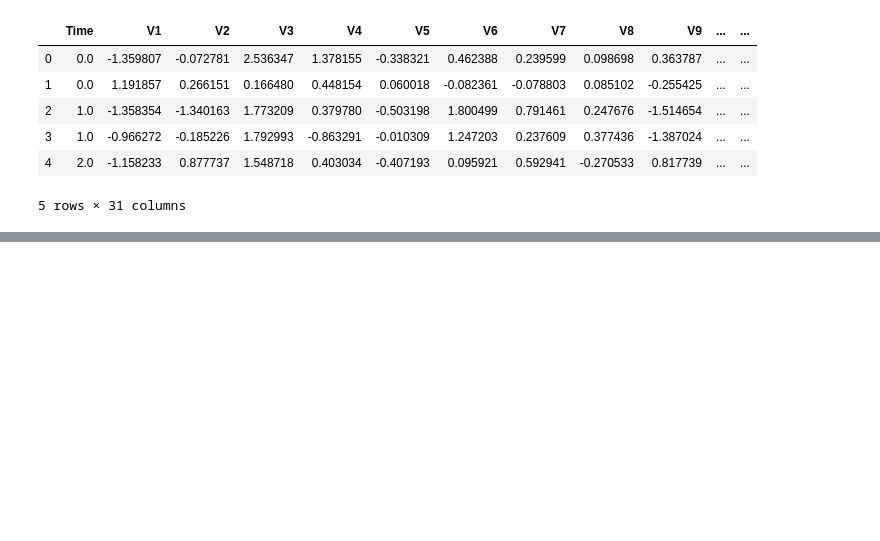
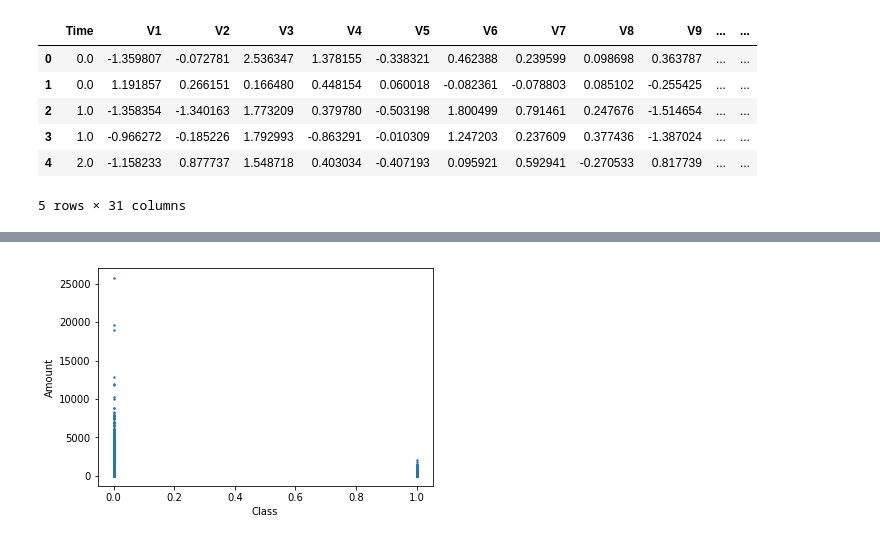
Before and after one commit to RobvanGastel/credit-card-fraud-detection, a Jupyter notebook: notebooks/Exploratory.ipynb, the cells around one changed output, grey strips where cells are left out. Drawn from its saved outputs; the diff is of its cells as text; code cells hidden in the pictures; blank space fills up the shorter version.

Commit message:
Add scatter plots in exploratory analysis

```diff
--- a/notebooks/Exploratory.ipynb
+++ b/notebooks/Exploratory.ipynb
@@ -27,0 +37,4 @@ df.describe()
+# %%
+fig = df.plot.scatter('Class', 'Amount', s=2)
+# %% [output]
+[figure, added]
```
Also changed, not shown: parts of 8 cells of this notebook.
